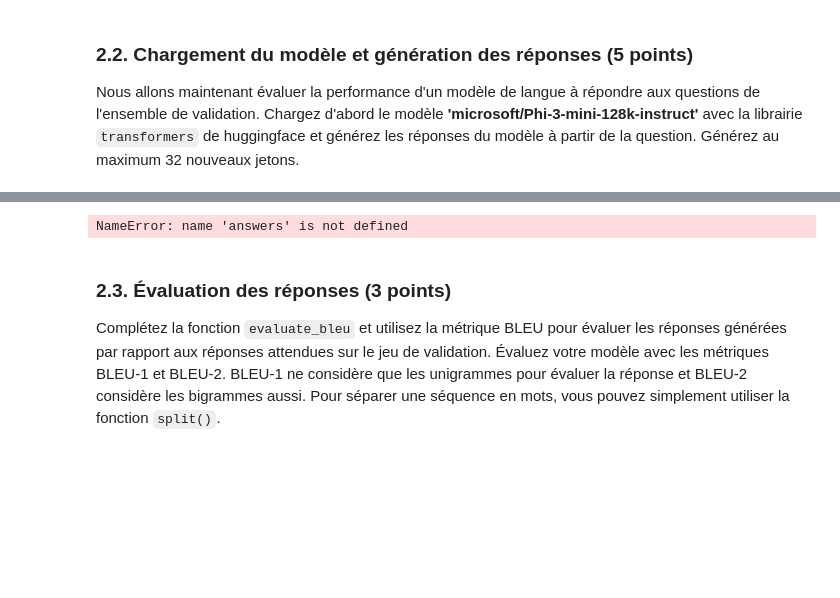
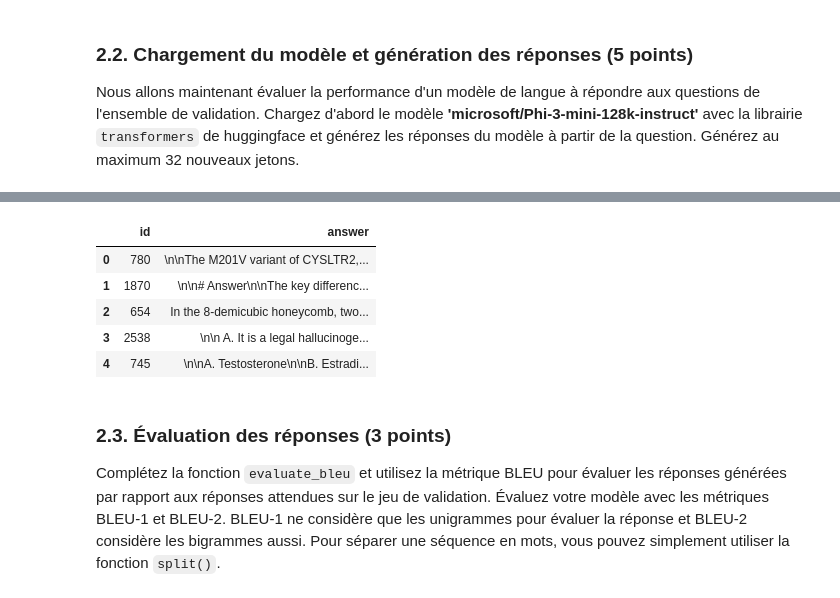
Before and after one commit to Kay1San/NLP-Labs, a Jupyter notebook: TP4/INF8460_A24_TP4.ipynb, the cells around one changed output, grey strips where cells are left out. Saved outputs shown, nothing was run; the diff lists cells and outputs as text; code cells hidden in the pictures; blank space fills up the shorter version.

```diff
--- a/TP4/INF8460_A24_TP4.ipynb
+++ b/TP4/INF8460_A24_TP4.ipynb
@@ -319,0 +325,32 @@ KeyboardInterrupt:
+# %%
+from tqdm import tqdm
+answers = []
+questions = df_qval['question'].to_list()
+batch_size = 32
+
+for i in tqdm(range(0, len(questions), batch_size)):
+    batch_questions = questions[i:i+batch_size]
+
+    encode = tokenizer(
+        batch_questions,
+        return_tensors="pt",
+        add_special_tokens=False,
+        padding=True,
+        truncation=True
+    )
+
+    generation_args = model.generate(
+        **encode,
+        max_new_tokens=32,
+        do_sample=True,
+    )
+
+    input_lengths = encode['input_ids'].shape[1]
+
+    decoded = tokenizer.batch_decode(generation_args[:, input_lengths:], skip_special_tokens=True)
+    answers.extend(decoded)
+
+    torch.cuda.empty_cache()
+
+
+answers[0:6]
@@ -320,14 +364,19 @@ KeyboardInterrupt:
 # %%
 id_list = df_qval["id"].tolist()
 
 d = {"id":id_list, "answer":answers}
 df_pred = pd.DataFrame(data=d)
 #df_pred = pd.read_csv('validation_predictions.csv')
 
-df_pred.to_csv('validation_predictions.csv', index=False)
+#df_pred.to_csv('validation_predictions.csv', index=False)
 df_pred.head()
 # %% [output]
-NameError: name 'answers' is not defined
+|  | id | answer |
+| 0 | 780 | \n\nThe M201V variant of CYSLTR2,... |
+| 1 | 1870 | \n\n# Answer\n\nThe key differenc... |
+| 2 | 654 | In the 8-demicubic honeycomb, two... |
+| 3 | 2538 | \n\n A. It is a legal hallucinoge... |
+| 4 | 745 | \n\nA. Testosterone\n\nB. Estradi... |
 # %% [markdown]
 ### 2.3. Évaluation des réponses (3 points)
 
```
Also changed, not shown: parts of 7 cells of this notebook.
